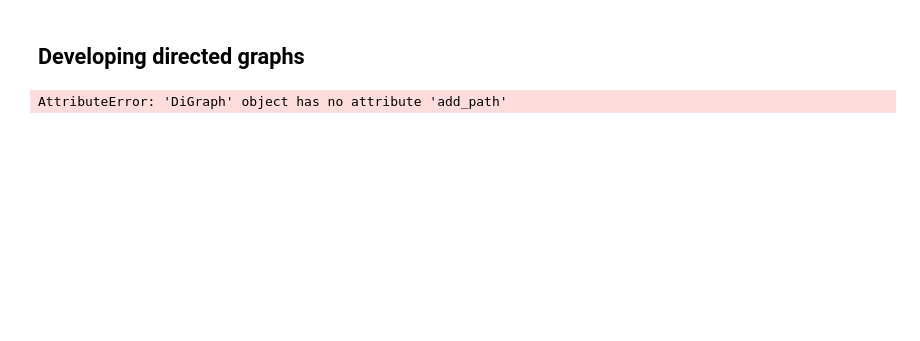
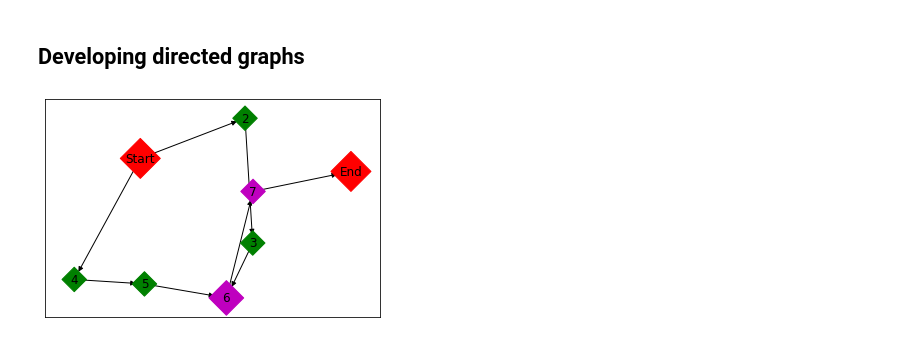
Before and after one commit to chrisminnick/caio4d2e, a Jupyter notebook: BOOK_6_EVALUATING_DATA/CAIO4D2E_0604_Visualizing_the_Data.ipynb, the cells around one changed output. Saved outputs shown, nothing was run; the diff lists cells and outputs as text; code cells hidden in the pictures; blank space fills up the shorter version.

```diff
--- a/BOOK_6_EVALUATING_DATA/CAIO4D2E_0604_Visualizing_the_Data.ipynb
+++ b/BOOK_6_EVALUATING_DATA/CAIO4D2E_0604_Visualizing_the_Data.ipynb
@@ -226,23 +226,23 @@ plt.show()
 # %%
 import networkx as nx
 import matplotlib.pyplot as plt
 %matplotlib inline
 
 G = nx.DiGraph()
 G.add_node(1)
 G.add_nodes_from([2, 3])
 G.add_nodes_from(range(4, 6))
-G.add_path([6, 7, 8])
+nx.add_path(G, [6, 7, 8])
 G.add_edge(1, 2)
 G.add_edges_from([(1,4), (4,5), (2,3), (3,6), (5,6)])
 colors = ['r', 'g', 'g', 'g', 'g', 'm', 'm', 'r']
 labels = {1:'Start', 2:'2', 3:'3', 4:'4',
           5:'5', 6:'6', 7:'7', 8:'End'}
 sizes = [800, 300, 300, 300, 300, 600, 300, 800]
 nx.draw_networkx(G, node_color=colors, node_shape='D',
                  with_labels=True, labels=labels,
 node_size=sizes)
 
 plt.show()
 # %% [output]
-AttributeError: 'DiGraph' object has no attribute 'add_path'
+[figure, added]
```
Also changed, not shown: parts of 9 cells of this notebook, 5 other files.
